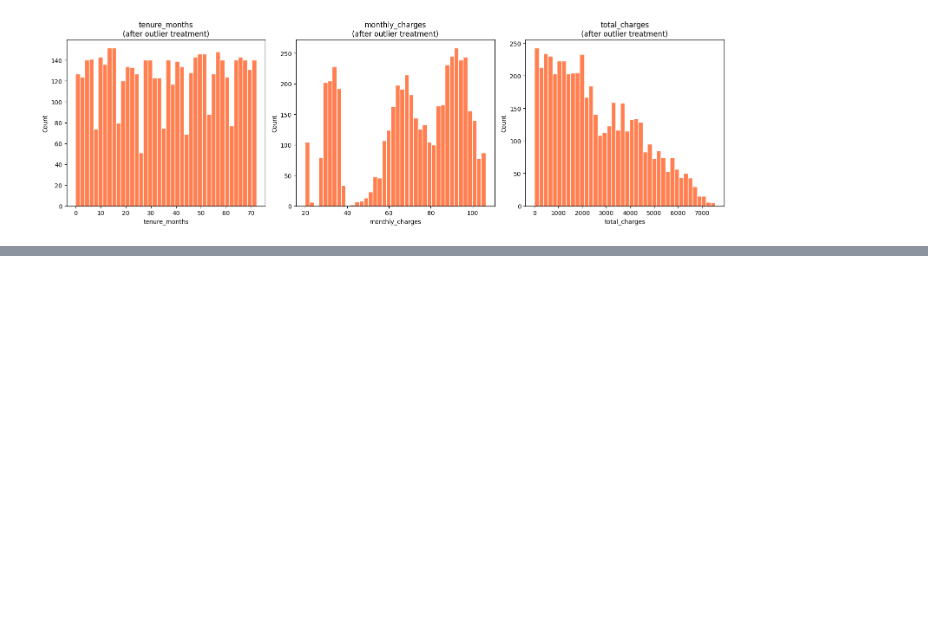
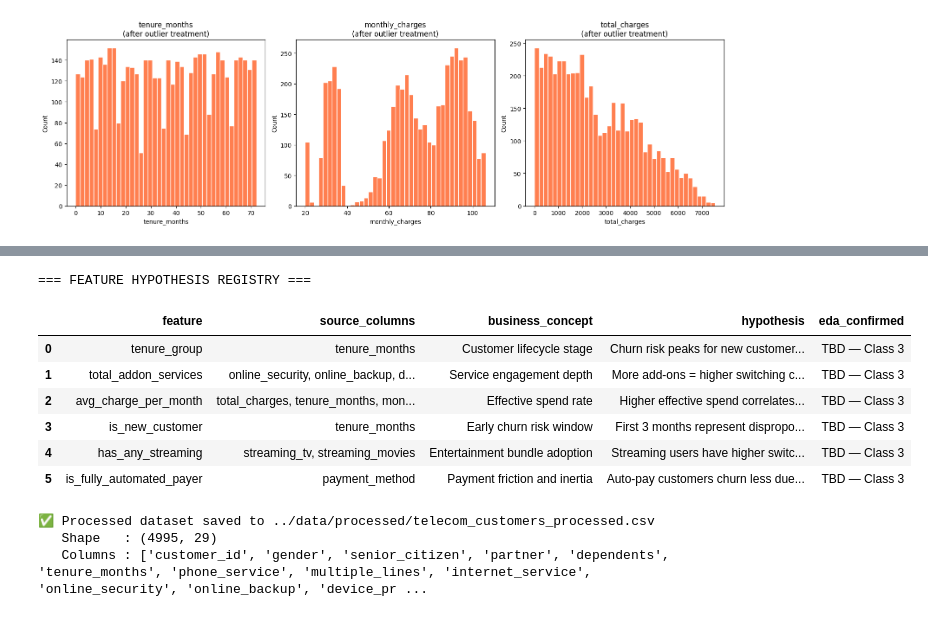
Before and after one commit to saikat100/telecom-churn-analysis, a Jupyter notebook: notebooks/02_cleaning_and_feature_engineering.ipynb, the cells around one changed output, grey strips where cells are left out. Drawn from its saved outputs; the diff is of its cells as text; code cells hidden in the pictures; blank space fills up the shorter version.

```diff
--- a/notebooks/02_cleaning_and_feature_engineering.ipynb
+++ b/notebooks/02_cleaning_and_feature_engineering.ipynb
@@ -462,0 +641,26 @@ plt.show()
+# %%
+"""Display the feature hypothesis registry
+"""
+print("=== FEATURE HYPOTHESIS REGISTRY ===")
+display(get_feature_hypothesis_registry())
+# %% [output]
+=== FEATURE HYPOTHESIS REGISTRY ===
+|  | feature | source_columns | business_concept | hypothesis | eda_confirmed |
+| 0 | tenure_group | tenure_months | Customer lifecycle stage | Churn risk peaks for new customer... | TBD — Class 3 |
+| 1 | total_addon_services | online_security, online_backup, d... | Service engagement depth | More add-ons = higher switching c... | TBD — Class 3 |
+| 2 | avg_charge_per_month | total_charges, tenure_months, mon... | Effective spend rate | Higher effective spend correlates... | TBD — Class 3 |
+| 3 | is_new_customer | tenure_months | Early churn risk window | First 3 months represent dispropo... | TBD — Class 3 |
+| 4 | has_any_streaming | streaming_tv, streaming_movies | Entertainment bundle adoption | Streaming users have higher switc... | TBD — Class 3 |
+| 5 | is_fully_automated_payer | payment_method | Payment friction and inertia | Auto-pay customers churn less due... | TBD — Class 3 |
+# %%
+"""Save final processed dataset
+"""
+PROCESSED_PATH = "../data/processed/telecom_customers_processed.csv"
+df_featured.to_csv(PROCESSED_PATH, index=False)
+print(f"✅ Processed dataset saved to {PROCESSED_PATH}")
+print(f"   Shape   : {df_featured.shape}")
+print(f"   Columns : {df_featured.columns.tolist()}")
+# %% [output]
+✅ Processed dataset saved to ../data/processed/telecom_customers_processed.csv
+   Shape   : (4995, 29)
+   Columns : ['customer_id', 'gender', 'senior_citizen', 'partner', 'dependents', 'tenure_months', 'phone_service', 'multiple_lines', 'internet_service', 'online_security', 'online_backup', 'device_pr ...
```
Also changed, not shown: parts of 12 cells of this notebook, 1 other file.
